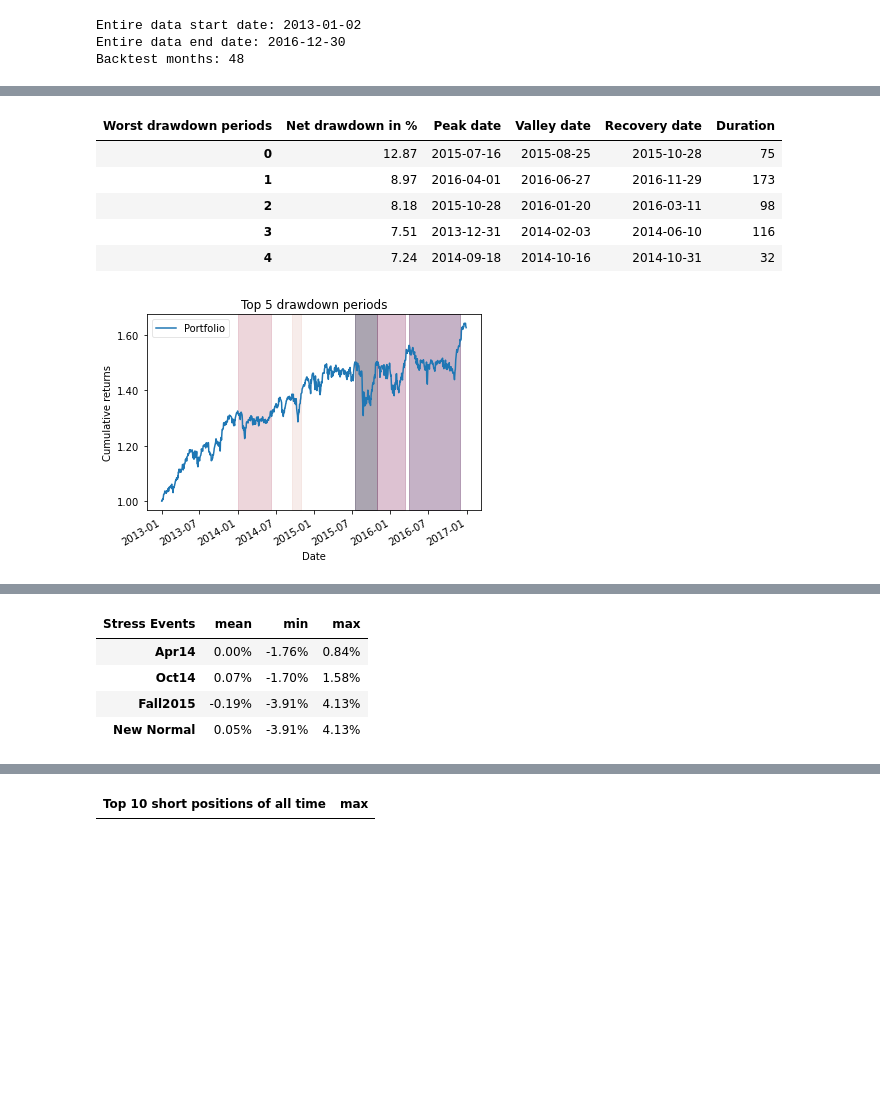
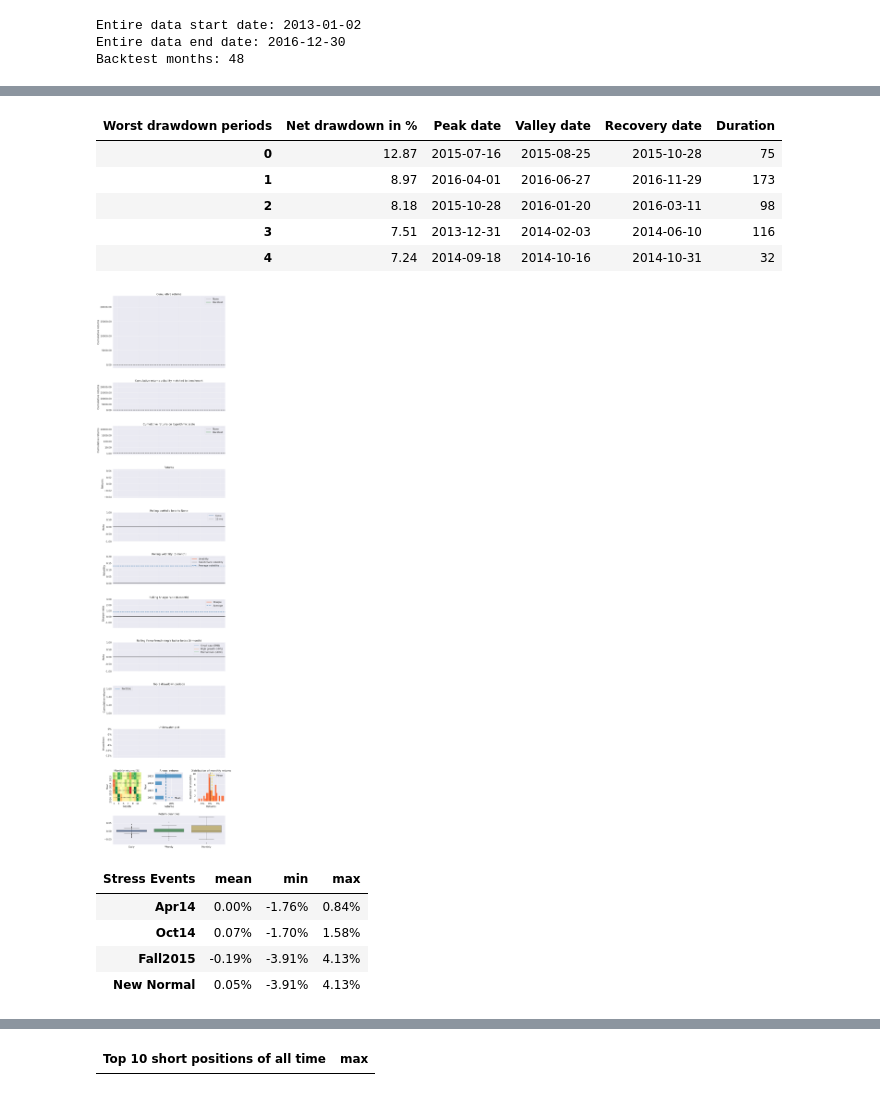
Before and after one commit to dli-invest/investing-experiments, a Jupyter notebook: ref/te/port_backtest/ex/te_pyfolio.ipynb, the cells around one changed output, grey strips where cells are left out. Drawn from its saved outputs; the diff is of its cells as text; code cells hidden in the pictures; blank space fills up the shorter version.

```diff
--- a/ref/te/port_backtest/ex/te_pyfolio.ipynb
+++ b/ref/te/port_backtest/ex/te_pyfolio.ipynb
@@ -99,7 +98,7 @@ def analyze(context, perf):
     # pf.create_returns_tear_sheet(returns, benchmark_rets=None)
     start_ref = datetime(2013, 1, 1, 0, 0, 0, 0, pytz.utc)
     end_ref = datetime(2017, 1, 1, 0, 0, 0, 0, pytz.utc)
-    benchmark_rets=pd.Series(0,index=pd.date_range(start_ref,end_ref), dtype="float64")
+    benchmark_rets=pd.Series(0.01,index=pd.date_range(start_ref,end_ref), dtype="float64")
     pf.create_full_tear_sheet(returns, benchmark_rets=benchmark_rets, positions=positions, transactions=transactions)
 
 
@@ -117,45 +116,50 @@ results = run_algorithm(
     data_frequency = 'daily',
     bundle='quantopian-quandl'
 )
-returns, positions, transactions = pf.utils.extract_rets_pos_txn_from_zipline(results)
+# returns, positions, transactions = pf.utils.extract_rets_pos_txn_from_zipline(results)
 
 # Make fake benchmark returns
 
 
-pf.plot_drawdown_periods(returns, top=5).set_xlabel('Date')
+# pf.plot_drawdown_periods(returns, top=5).set_xlabel('Date')
 
-# just create a series with 0 returns
-start_ref = datetime(2013, 1, 1, 0, 0, 0, 0, pytz.utc)
-end_ref = datetime(2017, 1, 1, 0, 0, 0, 0, pytz.utc)
-benchmark_rets=pd.Series(0,index=pd.date_range(start_ref,end_ref), dtype="float64")
-pf.create_full_tear_sheet(returns, benchmark_rets=benchmark_rets, positions=positions, transactions=transactions)
+# # just create a series with 0 returns
+# start_ref = datetime(2013, 1, 1, 0, 0, 0, 0, pytz.utc)
+# end_ref = datetime(2017, 1, 1, 0, 0, 0, 0, pytz.utc)
+# benchmark_rets=pd.Series(0,index=pd.date_range(start_ref,end_ref), dtype="float64")
+# pf.create_full_tear_sheet(returns, benchmark_rets=benchmark_rets, positions=positions, transactions=transactions)
 # pf.plot_drawdown_periods(returns, top=5).set_xlabel('Date')
 # %% [output]
 Entire data start date: 2013-01-02
 Entire data end date: 2016-12-30
 Backtest months: 48
 |  | Backtest |
 | Annual return | 12.9% |
 | Cumulative returns | 62.5% |
 | Annual volatility | 12.8% |
 | Sharpe ratio | 1.01 |
 | Calmar ratio | 1.00 |
 | Stability | 0.83 |
 | Max drawdown | -12.9% |
 | Omega ratio | 1.19 |
 | Sortino ratio | 1.46 |
 | Skew | -0.23 |
 | Kurtosis | 1.88 |
 | Tail ratio | 0.99 |
 | Daily value at risk | -1.6% |
 | Gross leverage | 0.98 |
 | Daily turnover | 3.0% |
 | Alpha | NaN |
 | Beta | NaN |
 | Worst drawdown periods | Net drawdown in % | Peak date | Valley date | Recovery date | Duration |
 | 0 | 12.87 | 2015-07-16 | 2015-08-25 | 2015-10-28 | 75 |
 | 1 | 8.97 | 2016-04-01 | 2016-06-27 | 2016-11-29 | 173 |
 | 2 | 8.18 | 2015-10-28 | 2016-01-20 | 2016-03-11 | 98 |
 | 3 | 7.51 | 2013-12-31 | 2014-02-03 | 2014-06-10 | 116 |
 | 4 | 7.24 | 2014-09-18 | 2014-10-16 | 2014-10-31 | 32 |
-[figure, old version]
+[figure, new version]
+| Stress Events | mean | min | max |
+| Apr14 | 0.00% | -1.76% | 0.84% |
+| Oct14 | 0.07% | -1.70% | 1.58% |
+| Fall2015 | -0.19% | -3.91% | 4.13% |
+| New Normal | 0.05% | -3.91% | 4.13% |
@@ -163,5 +166,0 @@ Backtest months: 48
-| Stress Events | mean | min | max |
-| Apr14 | 0.00% | -1.76% | 0.84% |
-| Oct14 | 0.07% | -1.70% | 1.58% |
-| Fall2015 | -0.19% | -3.91% | 4.13% |
-| New Normal | 0.05% | -3.91% | 4.13% |
```
Also changed, not shown: parts of 2 cells of this notebook.
